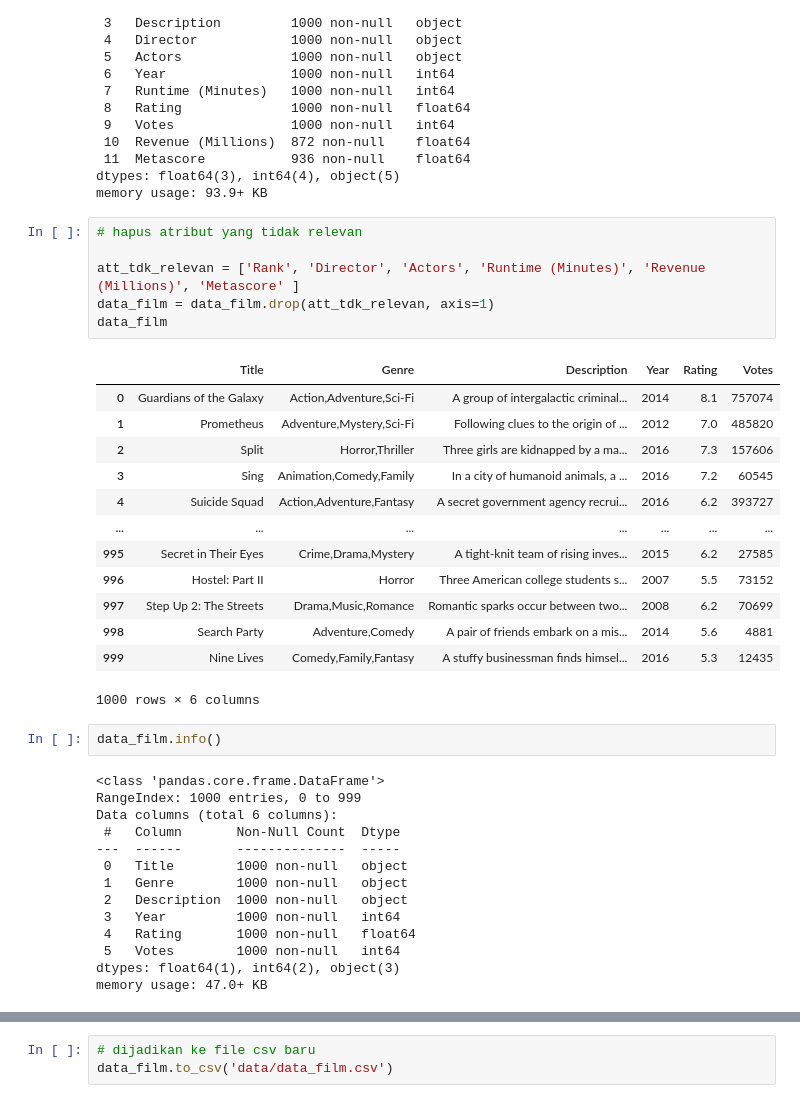
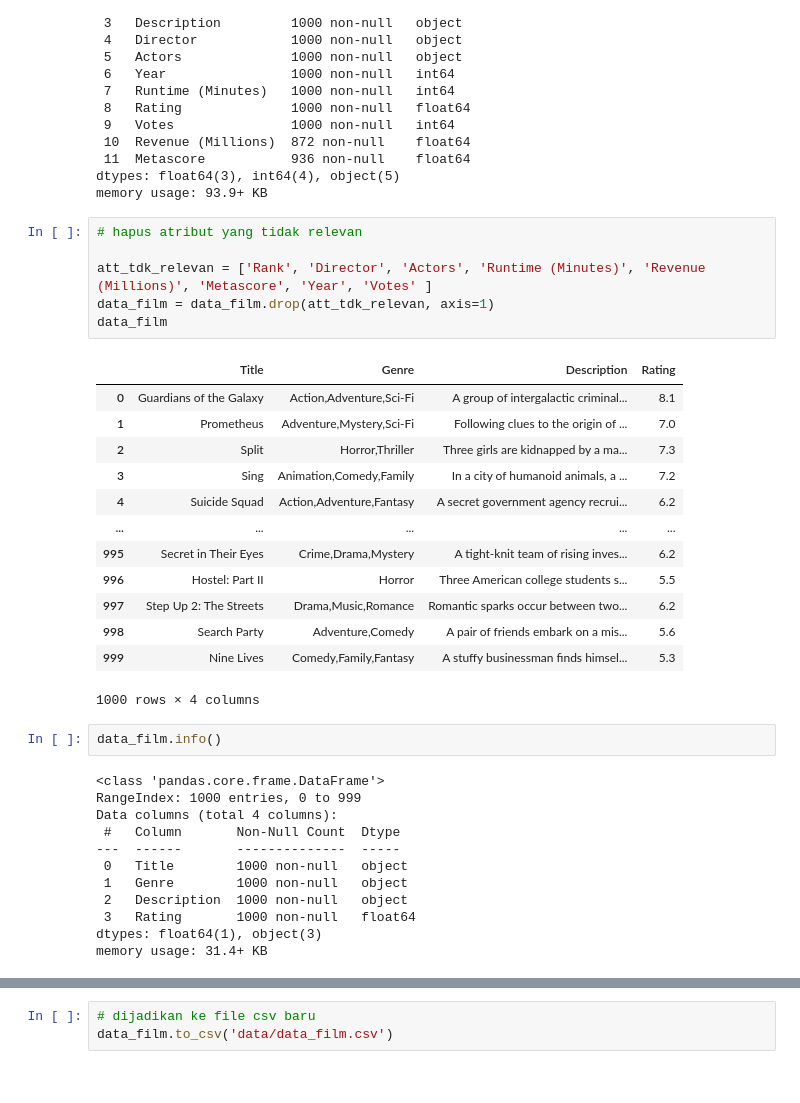
Before and after one commit to kemalhiero/tb_apm, a Jupyter notebook: app.ipynb, the cells around one changed output, grey strips where cells are left out. Saved outputs shown, nothing was run; the diff lists cells and outputs as text.

Commit message:
genre

```diff
--- a/app.ipynb
+++ b/app.ipynb
@@ -38,36 +39,34 @@ memory usage: 93.9+ KB
 # %%
 # hapus atribut yang tidak relevan
 
-att_tdk_relevan = ['Rank', 'Director', 'Actors', 'Runtime (Minutes)', 'Revenue (Millions)', 'Metascore' ]
+att_tdk_relevan = ['Rank', 'Director', 'Actors', 'Runtime (Minutes)', 'Revenue (Millions)', 'Metascore', 'Year', 'Votes' ]
 data_film = data_film.drop(att_tdk_relevan, axis=1)
 data_film
 # %% [output]
-|  | Title | Genre | Description | Year | Rating | Votes |
-| 0 | Guardians of the Galaxy | Action,Adventure,Sci-Fi | A group of intergalactic criminal... | 2014 | 8.1 | 757074 |
-| 1 | Prometheus | Adventure,Mystery,Sci-Fi | Following clues to the origin of ... | 2012 | 7.0 | 485820 |
-| 2 | Split | Horror,Thriller | Three girls are kidnapped by a ma... | 2016 | 7.3 | 157606 |
-| 3 | Sing | Animation,Comedy,Family | In a city of humanoid animals, a ... | 2016 | 7.2 | 60545 |
-| 4 | Suicide Squad | Action,Adventure,Fantasy | A secret government agency recrui... | 2016 | 6.2 | 393727 |
-| ... | ... | ... | ... | ... | ... | ... |
-| 995 | Secret in Their Eyes | Crime,Drama,Mystery | A tight-knit team of rising inves... | 2015 | 6.2 | 27585 |
-| 996 | Hostel: Part II | Horror | Three American college students s... | 2007 | 5.5 | 73152 |
-| 997 | Step Up 2: The Streets | Drama,Music,Romance | Romantic sparks occur between two... | 2008 | 6.2 | 70699 |
-| 998 | Search Party | Adventure,Comedy | A pair of friends embark on a mis... | 2014 | 5.6 | 4881 |
-| 999 | Nine Lives | Comedy,Family,Fantasy | A stuffy businessman finds himsel... | 2016 | 5.3 | 12435 |
+|  | Title | Genre | Description | Rating |
+| 0 | Guardians of the Galaxy | Action,Adventure,Sci-Fi | A group of intergalactic criminal... | 8.1 |
+| 1 | Prometheus | Adventure,Mystery,Sci-Fi | Following clues to the origin of ... | 7.0 |
+| 2 | Split | Horror,Thriller | Three girls are kidnapped by a ma... | 7.3 |
+| 3 | Sing | Animation,Comedy,Family | In a city of humanoid animals, a ... | 7.2 |
+| 4 | Suicide Squad | Action,Adventure,Fantasy | A secret government agency recrui... | 6.2 |
+| ... | ... | ... | ... | ... |
+| 995 | Secret in Their Eyes | Crime,Drama,Mystery | A tight-knit team of rising inves... | 6.2 |
+| 996 | Hostel: Part II | Horror | Three American college students s... | 5.5 |
+| 997 | Step Up 2: The Streets | Drama,Music,Romance | Romantic sparks occur between two... | 6.2 |
+| 998 | Search Party | Adventure,Comedy | A pair of friends embark on a mis... | 5.6 |
+| 999 | Nine Lives | Comedy,Family,Fantasy | A stuffy businessman finds himsel... | 5.3 |
-1000 rows × 6 columns
+1000 rows × 4 columns
 # %%
 data_film.info()
 # %% [output]
 <class 'pandas.core.frame.DataFrame'>
 RangeIndex: 1000 entries, 0 to 999
-Data columns (total 6 columns):
+Data columns (total 4 columns):
  #   Column       Non-Null Count  Dtype
 ---  ------       --------------  -----
  0   Title        1000 non-null   object
  1   Genre        1000 non-null   object
  2   Description  1000 non-null   object
- 3   Year         1000 non-null   int64
- 4   Rating       1000 non-null   float64
- 5   Votes        1000 non-null   int64
-dtypes: float64(1), int64(2), object(3)
-memory usage: 47.0+ KB
+ 3   Rating       1000 non-null   float64
+dtypes: float64(1), object(3)
+memory usage: 31.4+ KB
```
Also changed, not shown: parts of 4 cells of this notebook, 5 other files.
